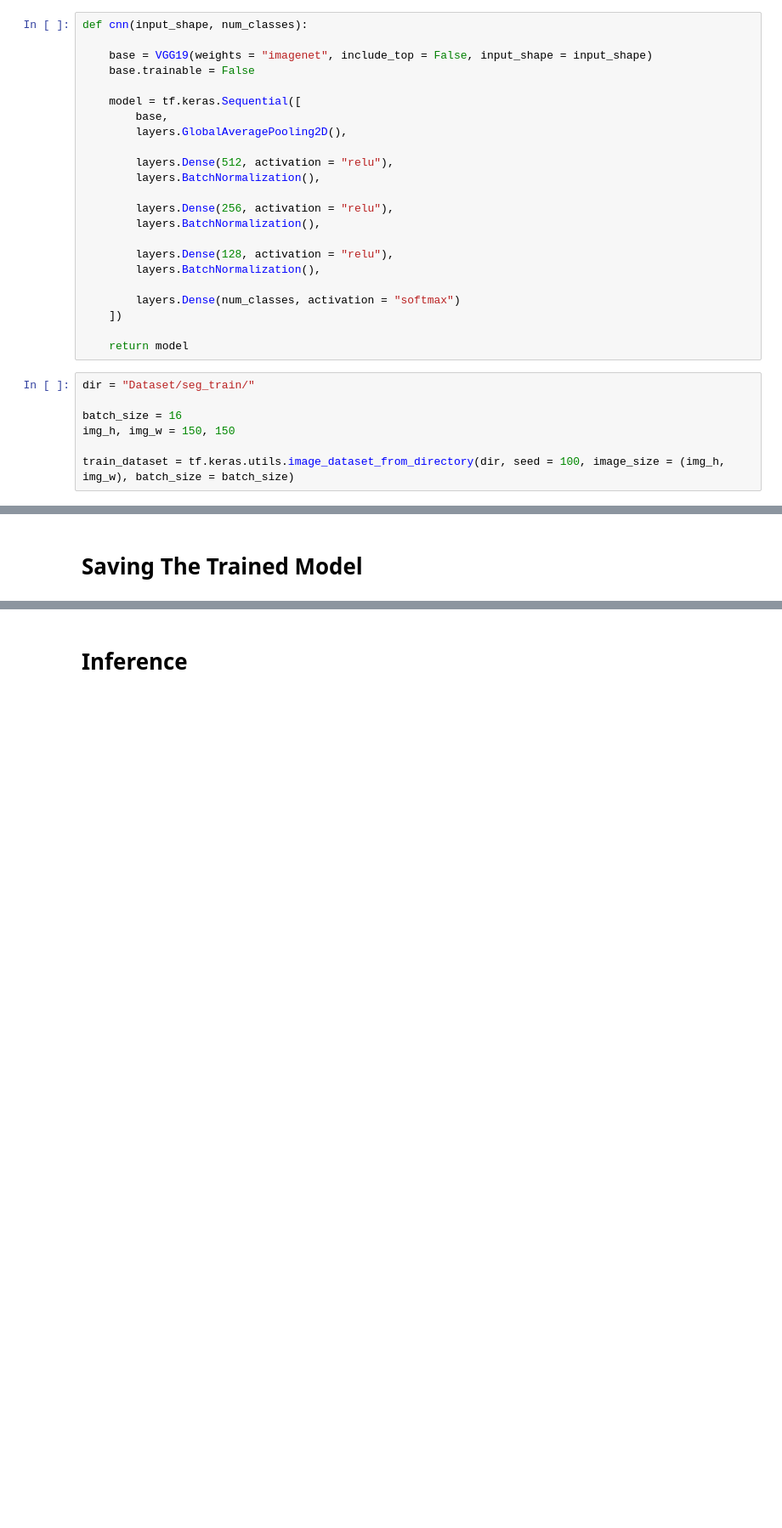
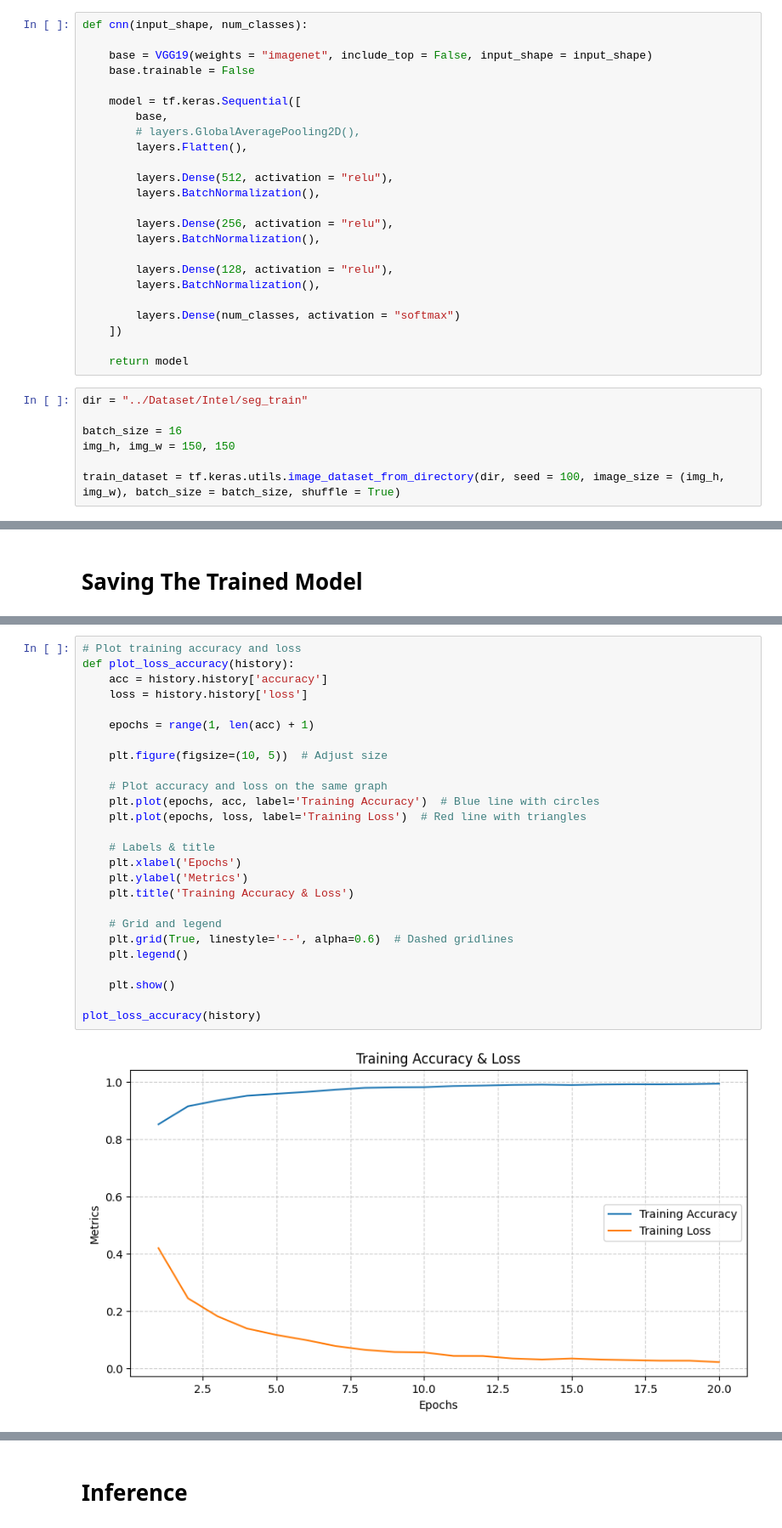
Before and after one commit to NSANTRA/Intel-CNN-Image-Classification, a Jupyter notebook: Notebooks/Classification With Transfer Learning.ipynb, the cells around one changed output, grey strips where cells are left out. Shown at 85% size. Drawn from its saved outputs; the diff is of its cells as text; blank space fills up the shorter version.

```diff
--- a/Notebooks/Classification With Transfer Learning.ipynb
+++ b/Notebooks/Classification With Transfer Learning.ipynb
@@ -16,7 +19,8 @@ def cnn(input_shape, num_classes):
 
     model = tf.keras.Sequential([
         base,
-        layers.GlobalAveragePooling2D(),
+        # layers.GlobalAveragePooling2D(),
+        layers.Flatten(),
 
         layers.Dense(512, activation = "relu"),
         layers.BatchNormalization(),
@@ -32,12 +36,12 @@ def cnn(input_shape, num_classes):
 
     return model
 # %%
-dir = "Dataset/seg_train/"
+dir = "../Dataset/Intel/seg_train"
 
 batch_size = 16
 img_h, img_w = 150, 150
 
-train_dataset = tf.keras.utils.image_dataset_from_directory(dir, seed = 100, image_size = (img_h, img_w), batch_size = batch_size)
+train_dataset = tf.keras.utils.image_dataset_from_directory(dir, seed = 100, image_size = (img_h, img_w), batch_size = batch_size, shuffle = True)
 # %% [output]
 Found 14034 files belonging to 6 classes.
 # %%
@@ -97,0 +107,28 @@ model.save("Model With Transfer Learning.h5")
+# %%
+# Plot training accuracy and loss
+def plot_loss_accuracy(history):
+    acc = history.history['accuracy']
+    loss = history.history['loss']
+
+    epochs = range(1, len(acc) + 1)
+
+    plt.figure(figsize=(10, 5))  # Adjust size
+
+    # Plot accuracy and loss on the same graph
+    plt.plot(epochs, acc, label='Training Accuracy')  # Blue line with circles
+    plt.plot(epochs, loss, label='Training Loss')  # Red line with triangles
+
+    # Labels & title
+    plt.xlabel('Epochs')
+    plt.ylabel('Metrics')
+    plt.title('Training Accuracy & Loss')
+
+    # Grid and legend
+    plt.grid(True, linestyle='--', alpha=0.6)  # Dashed gridlines
+    plt.legend()
+
+    plt.show()
+
+plot_loss_accuracy(history)
+# %% [output]
+[figure, added]
```
Also changed, not shown: parts of 23 cells of this notebook, 8 other files.
